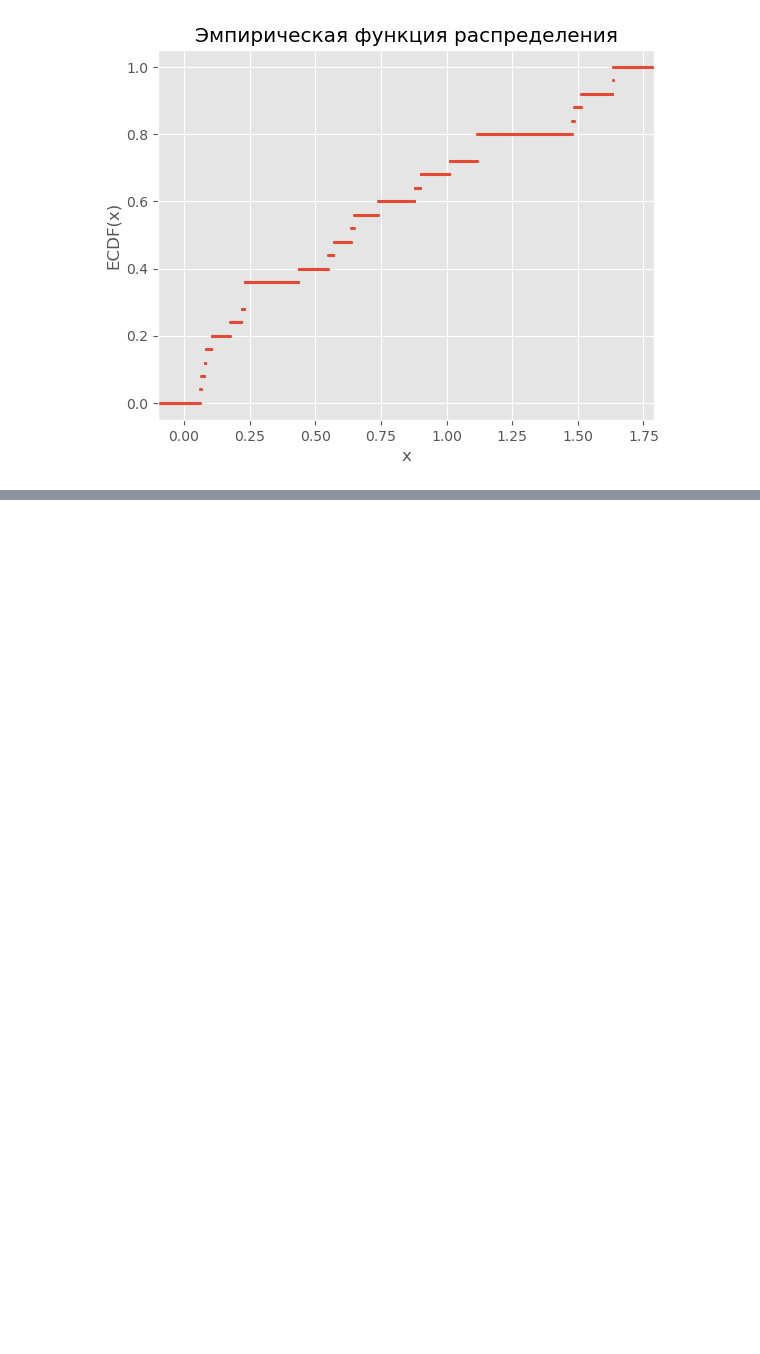
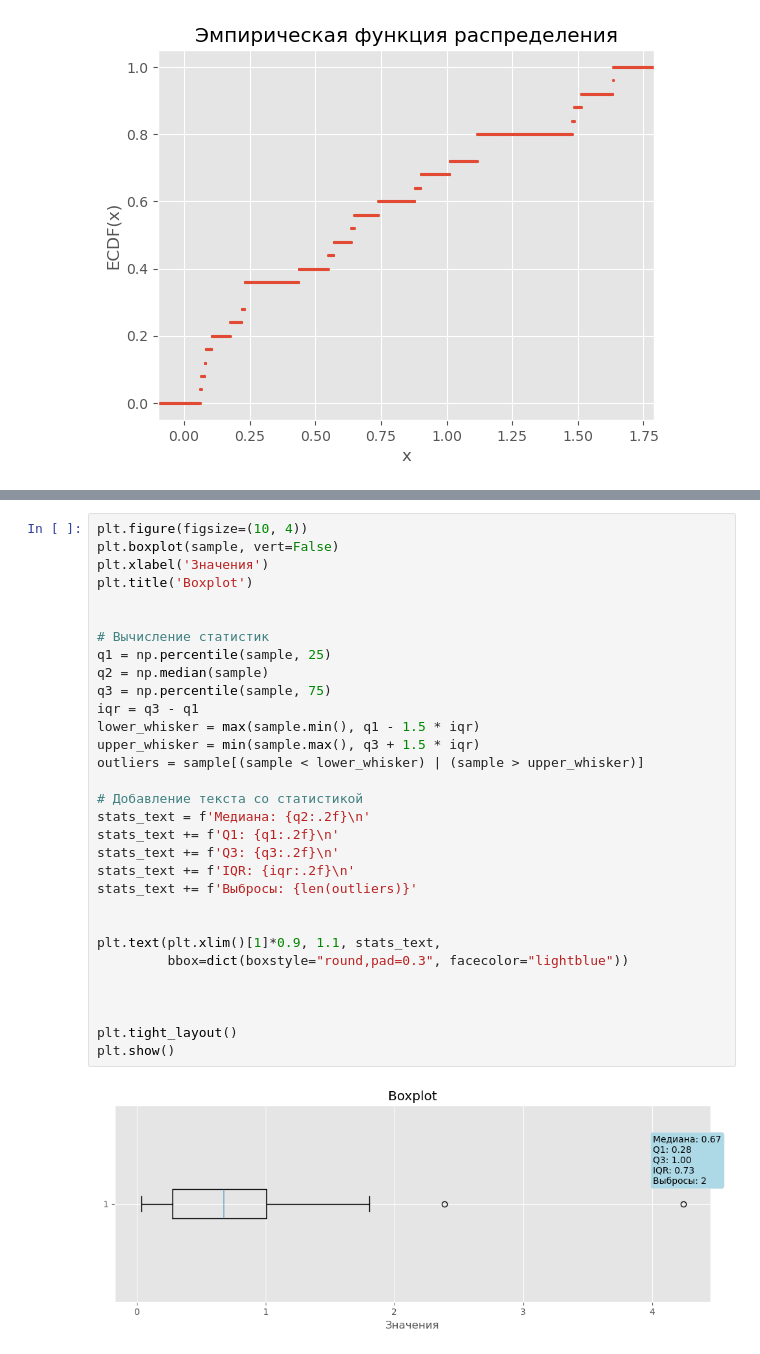
Before and after one commit to Anactaciya/math_statistics, a Jupyter notebook: exp_random_variable.ipynb, the cells around one changed output, grey strips where cells are left out. Saved outputs shown, nothing was run; the diff lists cells and outputs as text; blank space fills up the shorter version.

```diff
--- a/exp_random_variable.ipynb
+++ b/exp_random_variable.ipynb
@@ -63,0 +82,33 @@ plt.show()
+# %%
+plt.figure(figsize=(10, 4))
+plt.boxplot(sample, vert=False)
+plt.xlabel('Значения')
+plt.title('Boxplot')
+
+
+# Вычисление статистик
+q1 = np.percentile(sample, 25)
+q2 = np.median(sample)
+q3 = np.percentile(sample, 75)
+iqr = q3 - q1
+lower_whisker = max(sample.min(), q1 - 1.5 * iqr)
+upper_whisker = min(sample.max(), q3 + 1.5 * iqr)
+outliers = sample[(sample < lower_whisker) | (sample > upper_whisker)]
+
+# Добавление текста со статистикой
+stats_text = f'Медиана: {q2:.2f}\n'
+stats_text += f'Q1: {q1:.2f}\n'
+stats_text += f'Q3: {q3:.2f}\n'
+stats_text += f'IQR: {iqr:.2f}\n'
+stats_text += f'Выбросы: {len(outliers)}'
+
+
+plt.text(plt.xlim()[1]*0.9, 1.1, stats_text,
+         bbox=dict(boxstyle="round,pad=0.3", facecolor="lightblue"))
+
+
+
+plt.tight_layout()
+plt.show()
+# %% [output]
+[figure, added]
```
Also changed, not shown: parts of 2 cells of this notebook, 1 other file.
